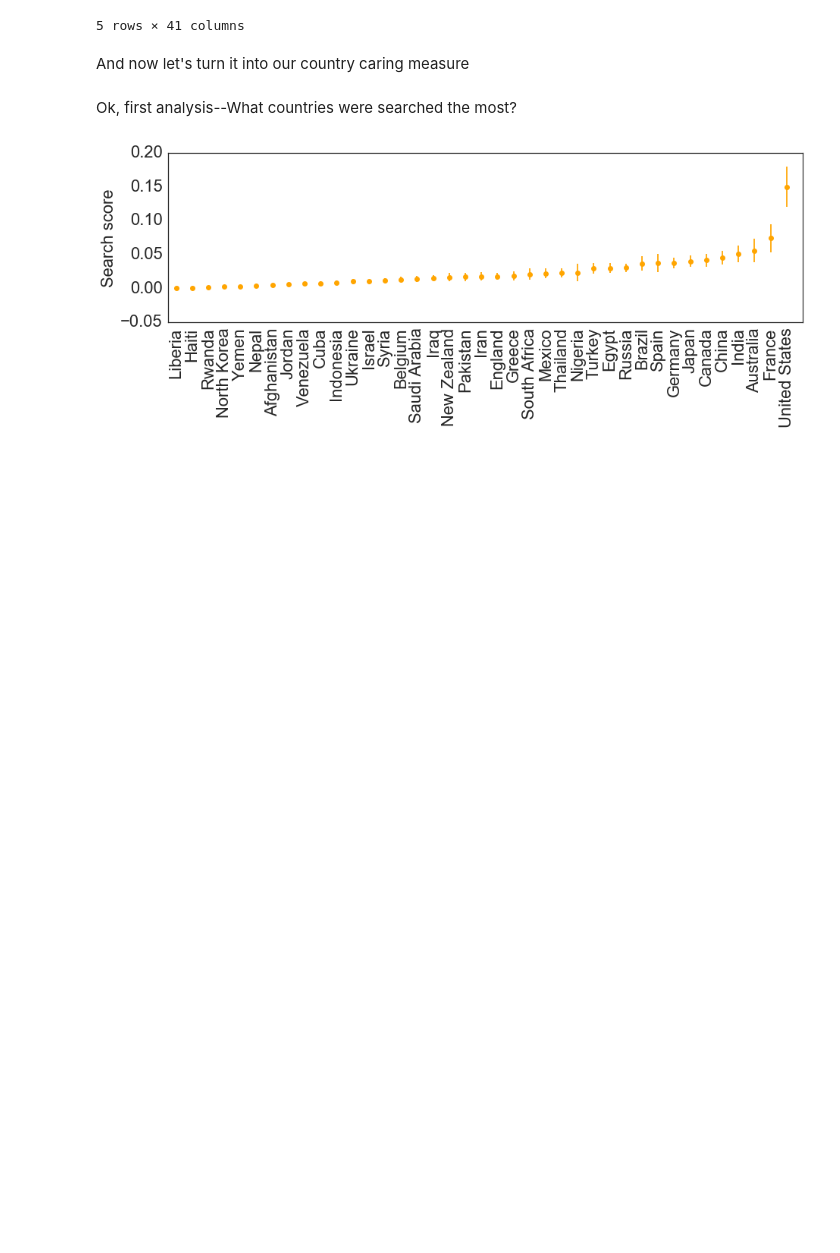
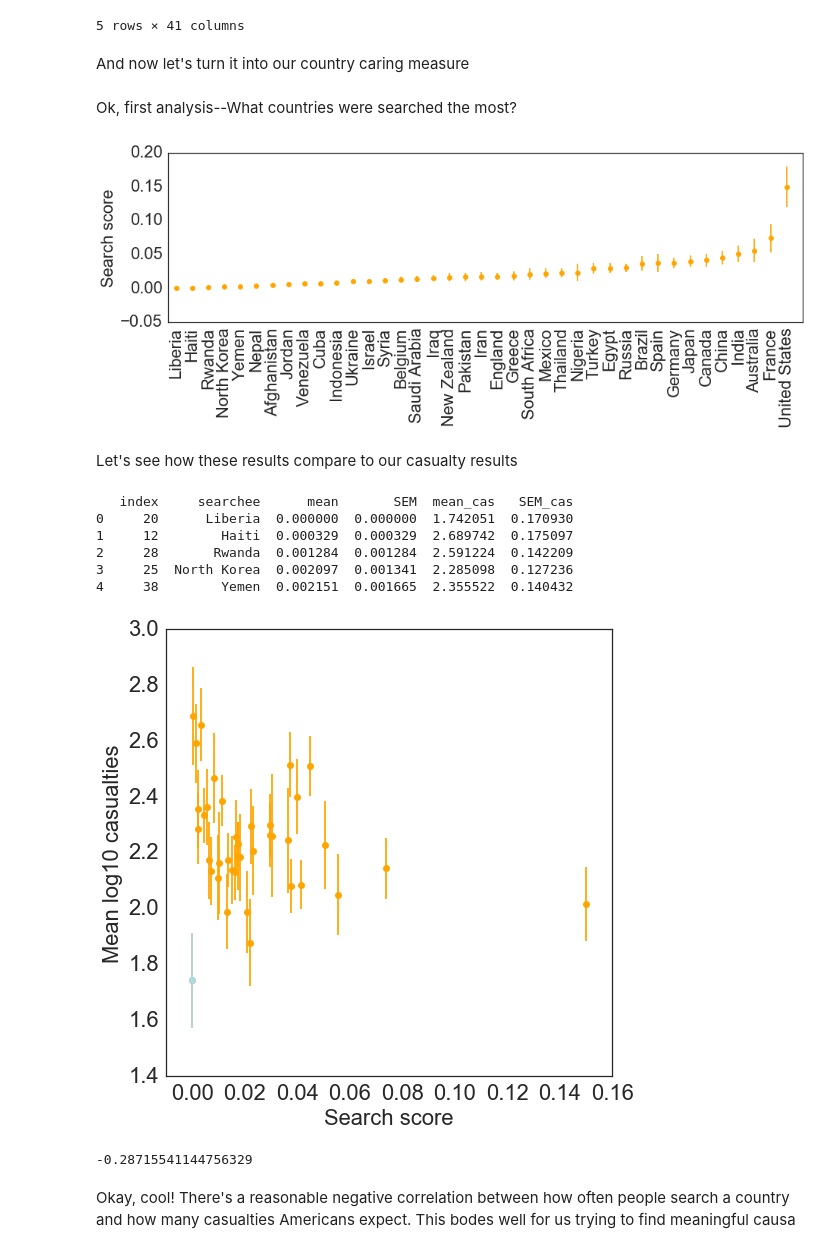
Before and after one commit to timflew/stereotype_news, a Jupyter notebook: country_trends/Country trends.ipynb, the cells around one changed output. Cells and saved outputs as stored; diff of their text form; code cells hidden in the pictures; blank space fills up the shorter version.

Commit message:
country_trends correlation

```diff
--- a/country_trends/Country trends.ipynb
+++ b/country_trends/Country trends.ipynb
@@ -69,3 +69,5 @@ plt.axis([-.5, len(searchee_df), -.05, .2])
 plt.show()
 # %% [output]
 [figure]
+# %% [markdown]
+Let's see how these results compare to our casualty results
@@ -71,0 +91,45 @@ plt.show()
+# %%
+mean_casualty=casualty_df.groupby('true_name').mean().reset_index()
+std_casualty=casualty_df.groupby('true_name').std()
+num_casualty=np.sqrt(casualty_df.loc[:,['true_name','resp_casualties_log10']].groupby('true_name').size())
+
+sem_searchee=std_casualty.divide(num_casualty,axis=0).reset_index()
+country_casualty=pd.merge(mean_casualty,sem_searchee,on='true_name')
+country_casualty.columns=['true_name','mean_cas','SEM_cas']
+
+searchee_df2=pd.merge(searchee_df,country_casualty,left_on='searchee',right_on='true_name')
+del searchee_df2['true_name']
+
+print searchee_df2.head()
+# %% [output]
+   index     searchee      mean       SEM  mean_cas   SEM_cas
+0     20      Liberia  0.000000  0.000000  1.742051  0.170930
+1     12        Haiti  0.000329  0.000329  2.689742  0.175097
+2     28       Rwanda  0.001284  0.001284  2.591224  0.142209
+3     25  North Korea  0.002097  0.001341  2.285098  0.127236
+4     38        Yemen  0.002151  0.001665  2.355522  0.140432
+# %%
+plt.figure(figsize=(8,8))
+
+plt.errorbar(searchee_df2['mean'], searchee_df2['mean_cas'], yerr=searchee_df2['SEM_cas'],c='orange',fmt='o')
+
+# liberia
+liberia_df=searchee_df2[searchee_df2['searchee']=='Liberia']
+plt.errorbar(liberia_df['mean'], liberia_df['mean_cas'], yerr=liberia_df['SEM_cas'],c='lightblue',fmt='o')
+
+plt.xlabel('Search score',fontsize='22')
+plt.ylabel('Mean log10 casualties',fontsize='22')
+#plt.xticks(range(len(searchee_df)), searchee_df['searchee'], rotation='90',fontsize=22)
+plt.xticks(fontsize=22)
+plt.yticks(fontsize=22)
+plt.axis([-.01, .16, 1.4, 3])
+plt.show()
+# %% [output]
+[figure, added]
+# %%
+not_liberia_df=searchee_df2[searchee_df2['searchee']!='Liberia']
+not_liberia_df[1:].corr().loc['mean','mean_cas']
+# %% [output]
+-0.28715541144756329
+# %% [markdown]
+Okay, cool! There's a reasonable negative correlation between how often people search a country and how many casualties Americans expect. This bodes well for us trying to find meaningful causa
```
Also changed, not shown: parts of 1 cell of this notebook.
